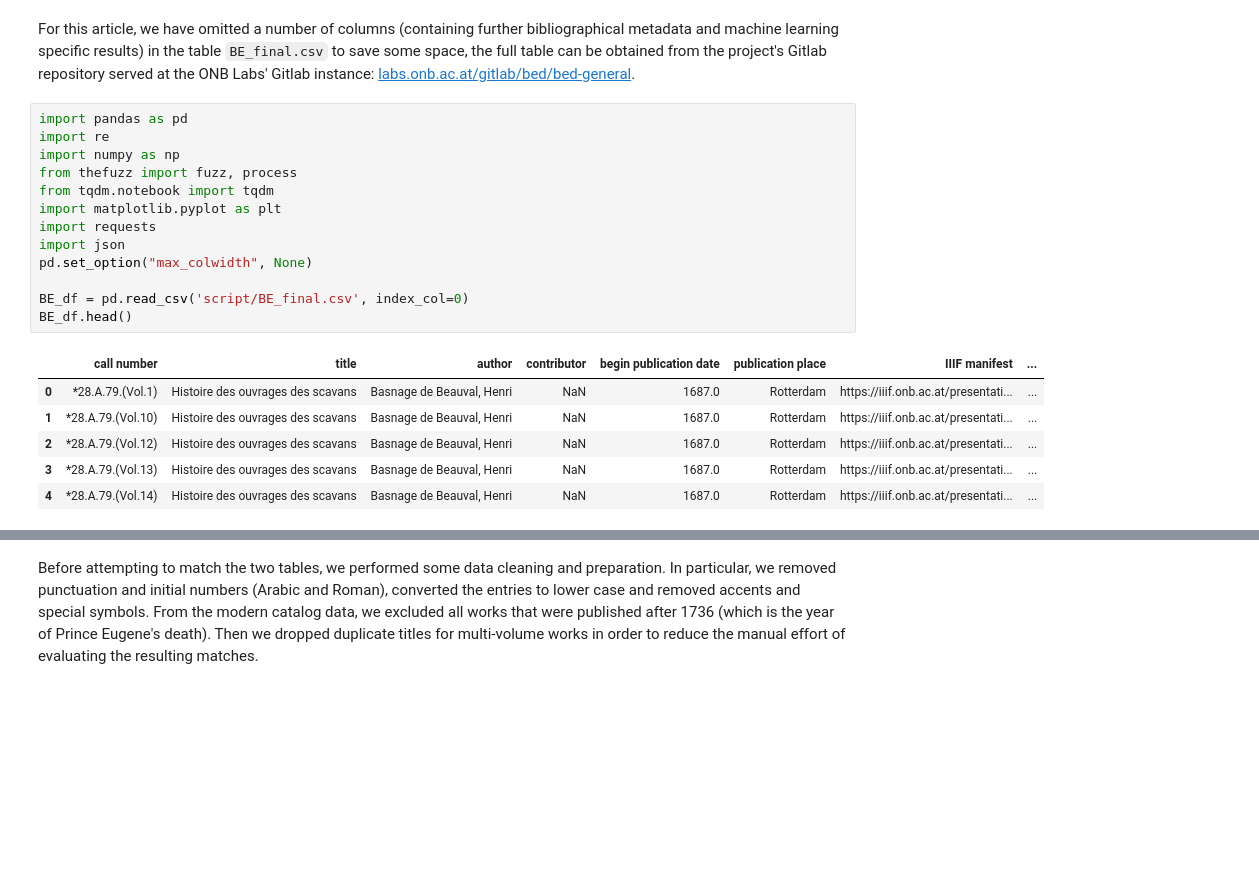
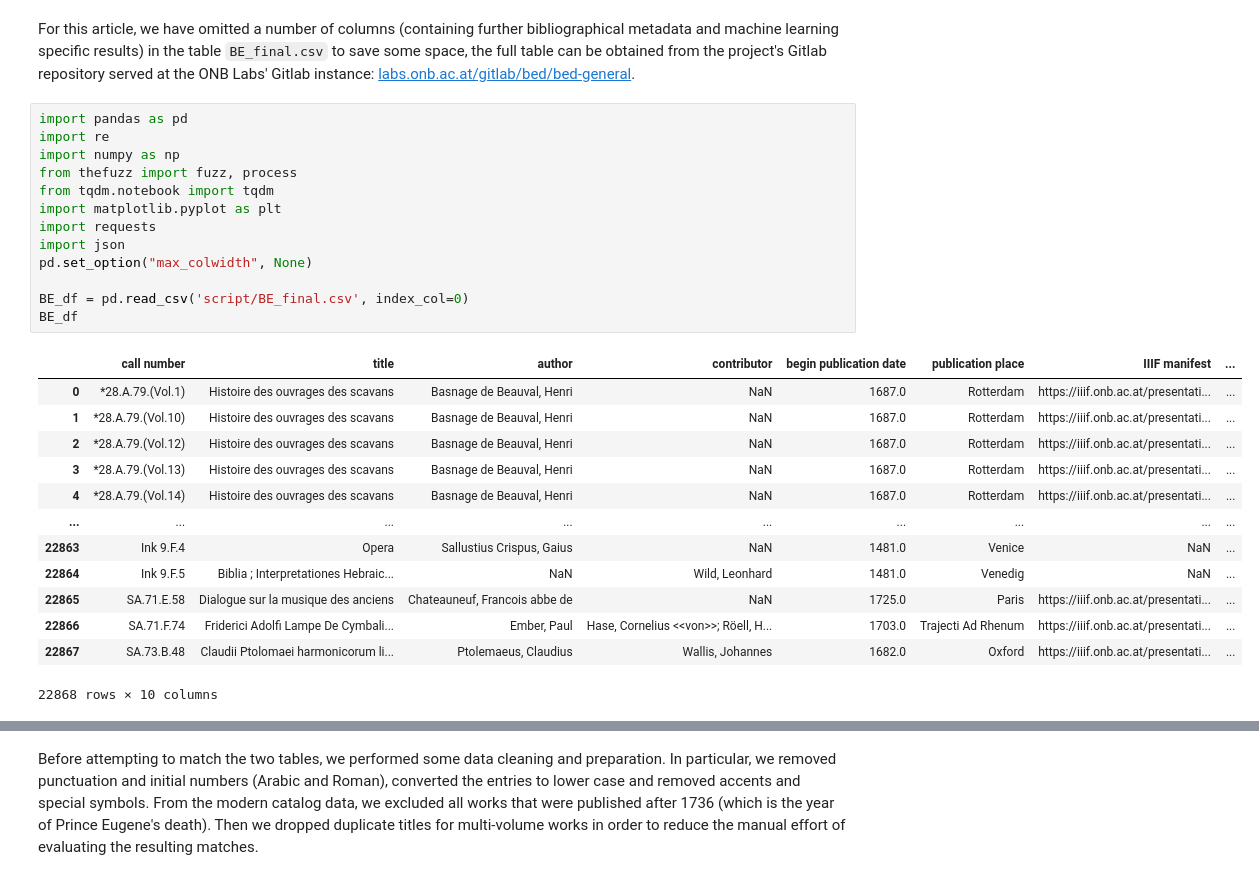
Before and after one commit to jdh-observer/b2uqnD7MTWwh, a Jupyter notebook: skim-article-for-publishing.ipynb, the cells around one changed output, grey strips where cells are left out. Drawn from its saved outputs; the diff is of its cells as text; blank space fills up the shorter version.

```diff
--- a/skim-article-for-publishing.ipynb
+++ b/skim-article-for-publishing.ipynb
@@ -122,21 +124,28 @@ For this article, we have omitted a number of columns (containing further biblio
 # %%
 import pandas as pd
 import re
 import numpy as np
 from thefuzz import fuzz, process
 from tqdm.notebook import tqdm
 import matplotlib.pyplot as plt
 import requests
 import json
 pd.set_option("max_colwidth", None)
 
 BE_df = pd.read_csv('script/BE_final.csv', index_col=0)
-BE_df.head()
+BE_df
 # %% [output]
 |  | call number | title | author | contributor | begin publication date | publication place | IIIF manifest | ... |
 | 0 | *28.A.79.(Vol.1) | Histoire des ouvrages des scavans | Basnage de Beauval, Henri | NaN | 1687.0 | Rotterdam | https://iiif.onb.ac.at/presentati... | ... |
 | 1 | *28.A.79.(Vol.10) | Histoire des ouvrages des scavans | Basnage de Beauval, Henri | NaN | 1687.0 | Rotterdam | https://iiif.onb.ac.at/presentati... | ... |
 | 2 | *28.A.79.(Vol.12) | Histoire des ouvrages des scavans | Basnage de Beauval, Henri | NaN | 1687.0 | Rotterdam | https://iiif.onb.ac.at/presentati... | ... |
 | 3 | *28.A.79.(Vol.13) | Histoire des ouvrages des scavans | Basnage de Beauval, Henri | NaN | 1687.0 | Rotterdam | https://iiif.onb.ac.at/presentati... | ... |
 | 4 | *28.A.79.(Vol.14) | Histoire des ouvrages des scavans | Basnage de Beauval, Henri | NaN | 1687.0 | Rotterdam | https://iiif.onb.ac.at/presentati... | ... |
+| ... | ... | ... | ... | ... | ... | ... | ... | ... |
+| 22863 | Ink 9.F.4 | Opera | Sallustius Crispus, Gaius | NaN | 1481.0 | Venice | NaN | ... |
+| 22864 | Ink 9.F.5 | Biblia ; Interpretationes Hebraic... | NaN | Wild, Leonhard | 1481.0 | Venedig | NaN | ... |
+| 22865 | SA.71.E.58 | Dialogue sur la musique des anciens | Chateauneuf, Francois abbe de | NaN | 1725.0 | Paris | https://iiif.onb.ac.at/presentati... | ... |
+| 22866 | SA.71.F.74 | Friderici Adolfi Lampe De Cymbali... | Ember, Paul | Hase, Cornelius <<von>>; Röell, H... | 1703.0 | Trajecti Ad Rhenum | https://iiif.onb.ac.at/presentati... | ... |
+| 22867 | SA.73.B.48 | Claudii Ptolomaei harmonicorum li... | Ptolemaeus, Claudius | Wallis, Johannes | 1682.0 | Oxford | https://iiif.onb.ac.at/presentati... | ... |
+22868 rows × 10 columns
 # %% [markdown]
```
Also changed, not shown: parts of 53 cells of this notebook, 10 other files.
